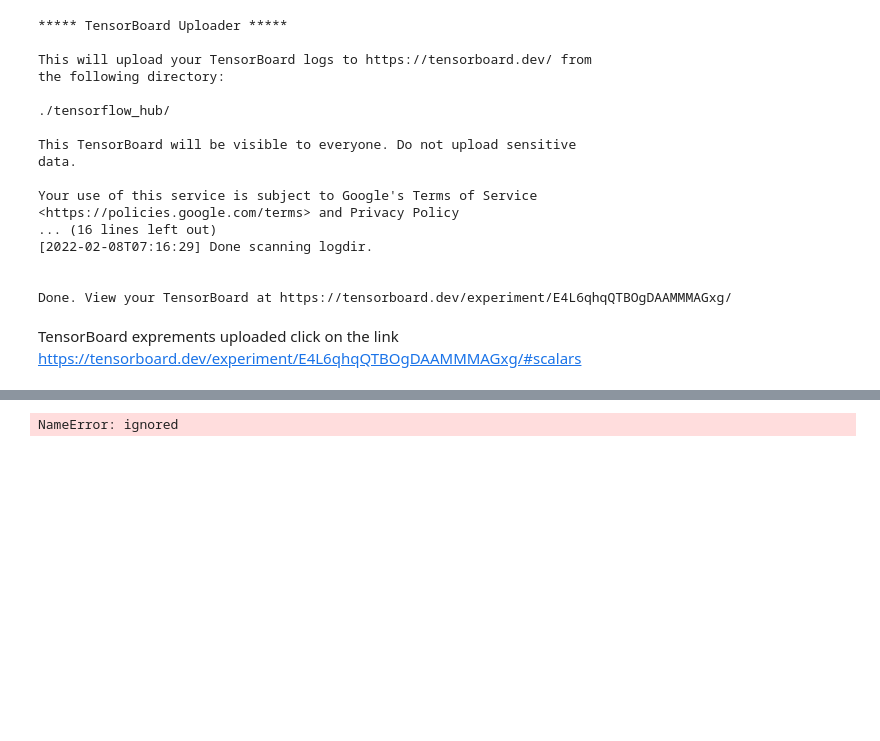
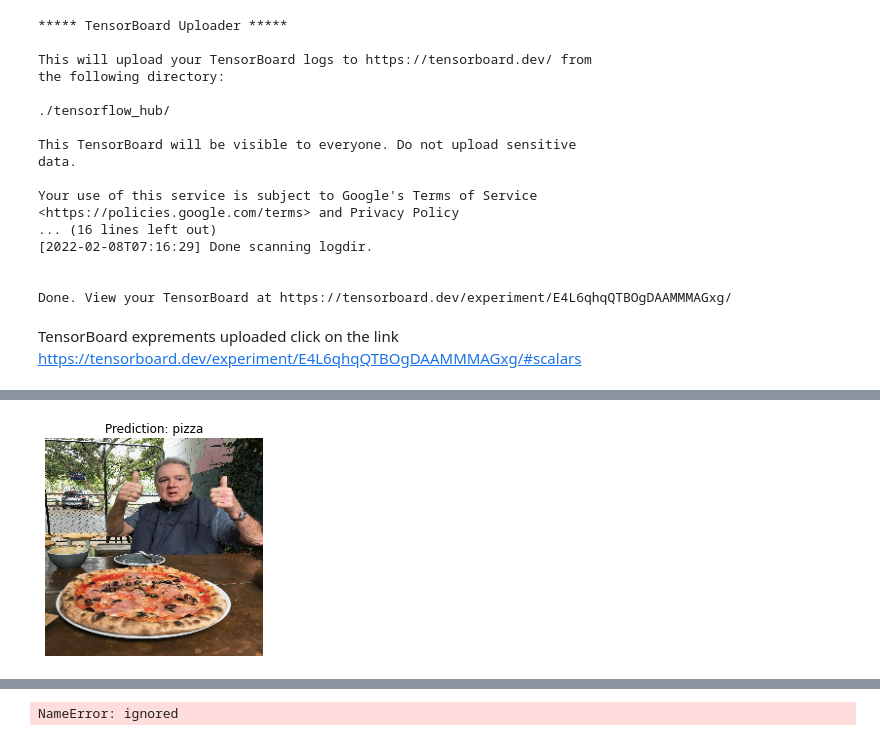
Before and after one commit to talha-rahmanreal/TensorFlow, a Jupyter notebook: Transfer_Learning.ipynb, the cells around one changed output, grey strips where cells are left out. Drawn from its saved outputs; the diff is of its cells as text; code cells hidden in the pictures; blank space fills up the shorter version.

```diff
--- a/Transfer_Learning.ipynb
+++ b/Transfer_Learning.ipynb
@@ -321,0 +391,7 @@ https://tensorboard.dev/experiment/E4L6qhqQTBOgDAAMMMAGxg/#scalars
+# %%
+# Make a prediction using model_10
+pred_and_plot(model=efficientnet_model,
+              filename="03-pizza-dad.jpeg",
+              class_names=class_names)
+# %% [output]
+[figure, added]
```
Also changed, not shown: parts of 14 cells of this notebook.
